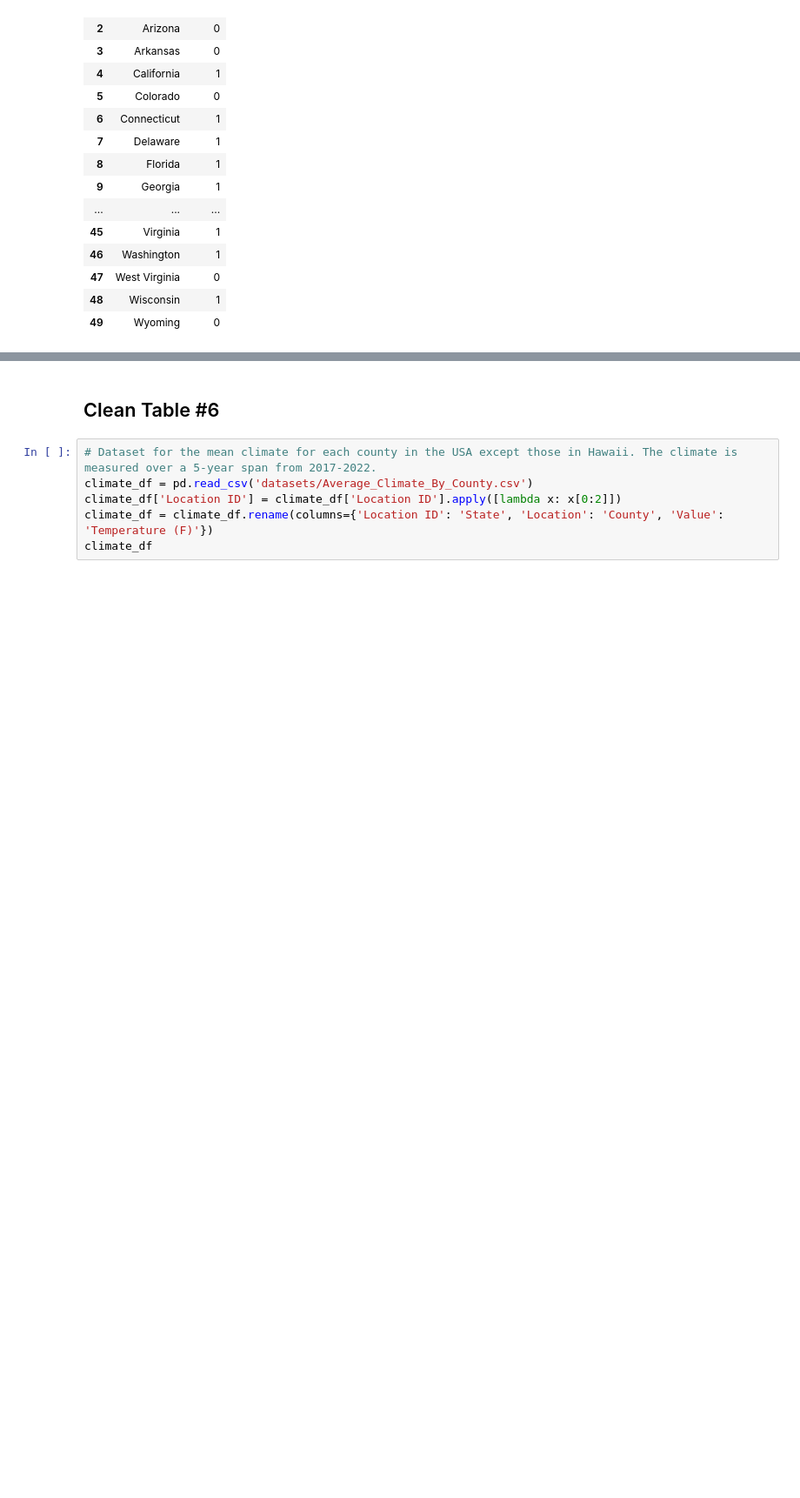
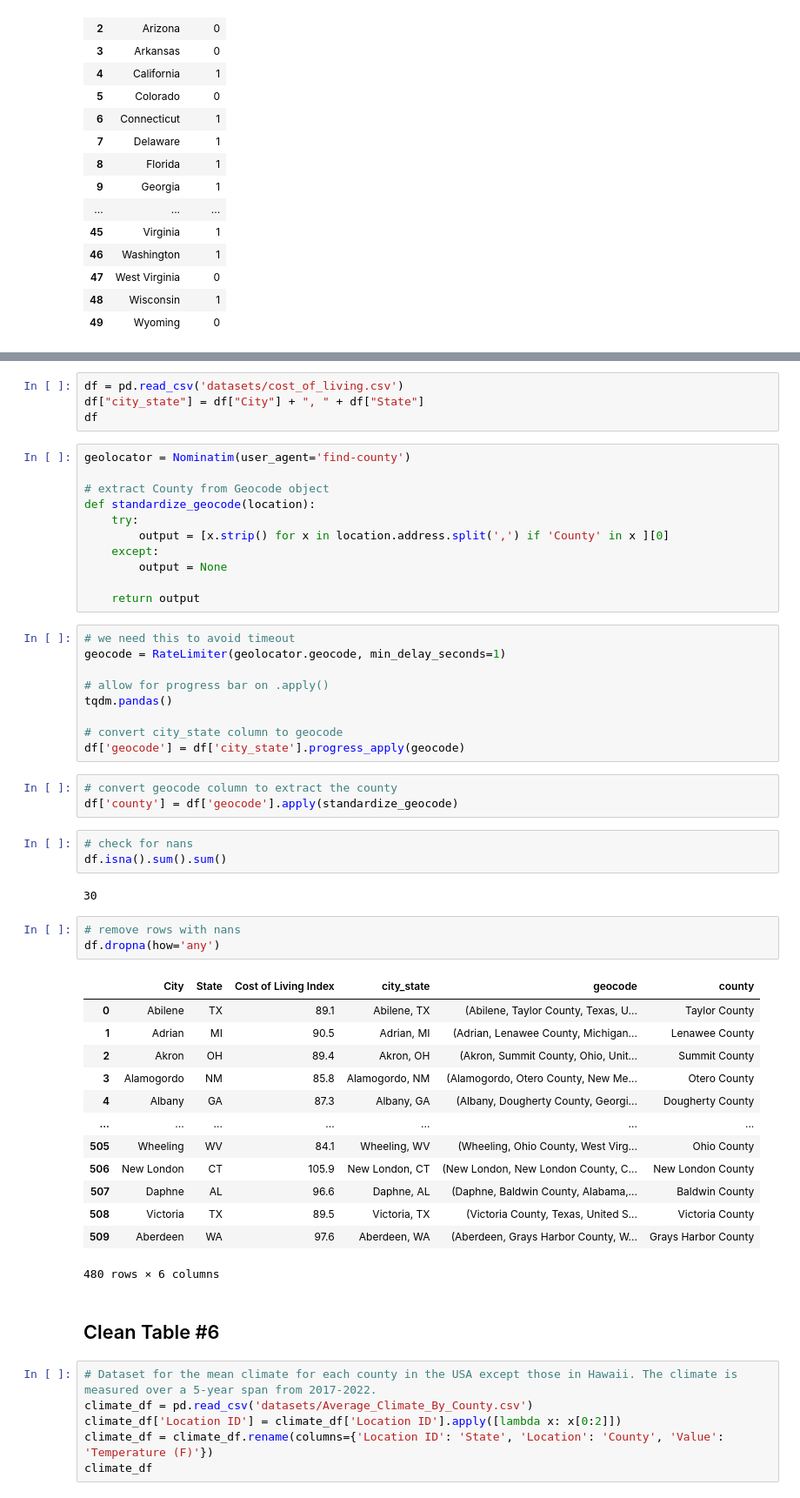
Before and after one commit to tyler-le/Natural-Disaster-Analysis, a Jupyter notebook: DataCheckpointGroup013-Wi22.ipynb, the cells around one changed output, grey strips where cells are left out. Shown at 87% size. Saved outputs shown, nothing was run; the diff lists cells and outputs as text; blank space fills up the shorter version.

Commit message:
extracted county from COL dataset

```diff
--- a/DataCheckpointGroup013-Wi22.ipynb
+++ b/DataCheckpointGroup013-Wi22.ipynb
@@ -361,3 +307,52 @@ df
+# %%
+df = pd.read_csv('datasets/cost_of_living.csv')
+df["city_state"] = df["City"] + ", " + df["State"]
+df
+# %%
+geolocator = Nominatim(user_agent='find-county')
+
+# extract County from Geocode object
+def standardize_geocode(location):
+    try:
+        output = [x.strip() for x in location.address.split(',') if 'County' in x ][0]
+    except:
+        output = None
+
+    return output
+# %%
+# we need this to avoid timeout
+geocode = RateLimiter(geolocator.geocode, min_delay_seconds=1)
+
+# allow for progress bar on .apply()
+tqdm.pandas()
+
+# convert city_state column to geocode
+df['geocode'] = df['city_state'].progress_apply(geocode)
+# %%
+# convert geocode column to extract the county
+df['county'] = df['geocode'].apply(standardize_geocode)
+# %%
+# check for nans
+df.isna().sum().sum()
+# %% [output]
+30
+# %%
+# remove rows with nans
+df.dropna(how='any')
+# %% [output]
+|  | City | State | Cost of Living Index | city_state | geocode | county |
+| 0 | Abilene | TX | 89.1 | Abilene, TX | (Abilene, Taylor County, Texas, U... | Taylor County |
+| 1 | Adrian | MI | 90.5 | Adrian, MI | (Adrian, Lenawee County, Michigan... | Lenawee County |
+| 2 | Akron | OH | 89.4 | Akron, OH | (Akron, Summit County, Ohio, Unit... | Summit County |
+| 3 | Alamogordo | NM | 85.8 | Alamogordo, NM | (Alamogordo, Otero County, New Me... | Otero County |
+| 4 | Albany | GA | 87.3 | Albany, GA | (Albany, Dougherty County, Georgi... | Dougherty County |
+| ... | ... | ... | ... | ... | ... | ... |
+| 505 | Wheeling | WV | 84.1 | Wheeling, WV | (Wheeling, Ohio County, West Virg... | Ohio County |
+| 506 | New London | CT | 105.9 | New London, CT | (New London, New London County, C... | New London County |
+| 507 | Daphne | AL | 96.6 | Daphne, AL | (Daphne, Baldwin County, Alabama,... | Baldwin County |
+| 508 | Victoria | TX | 89.5 | Victoria, TX | (Victoria County, Texas, United S... | Victoria County |
+| 509 | Aberdeen | WA | 97.6 | Aberdeen, WA | (Aberdeen, Grays Harbor County, W... | Grays Harbor County |
+480 rows × 6 columns
 # %% [markdown]
 ## Clean Table #6
 # %%
```
Also changed, not shown: parts of 6 cells of this notebook.
